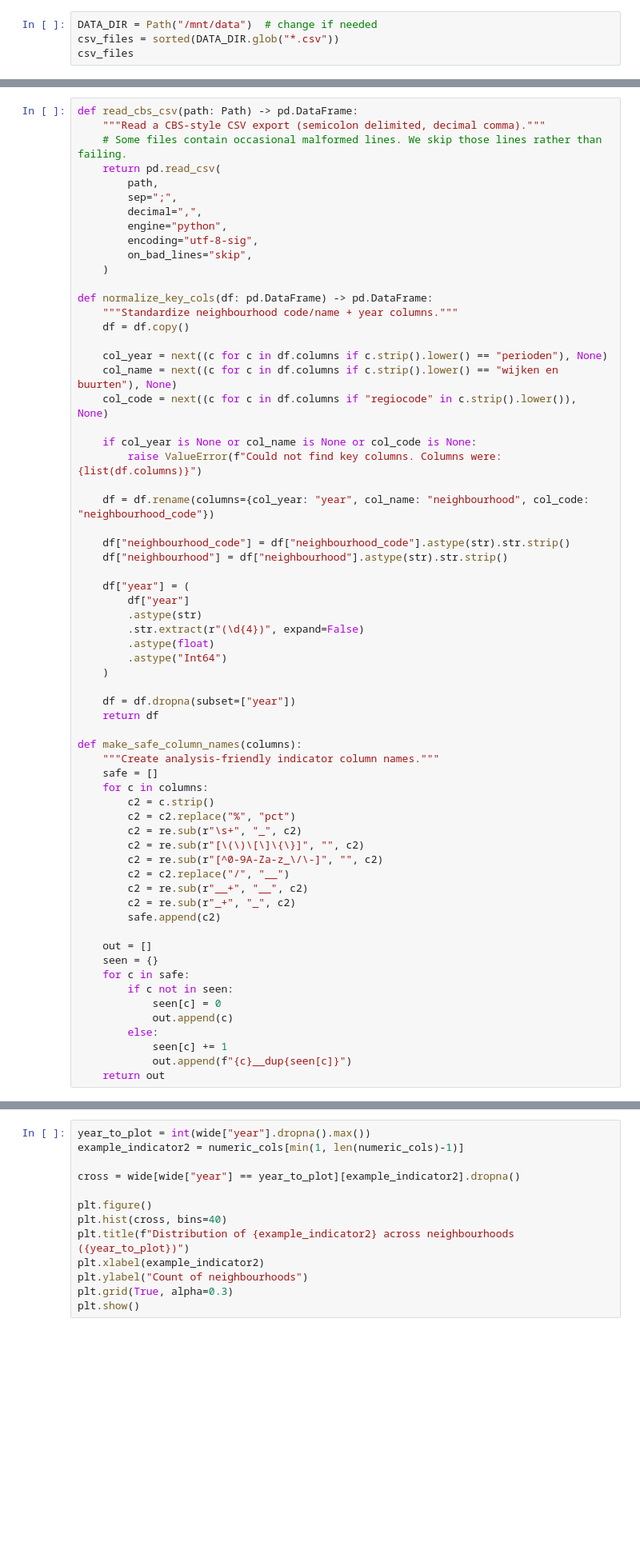
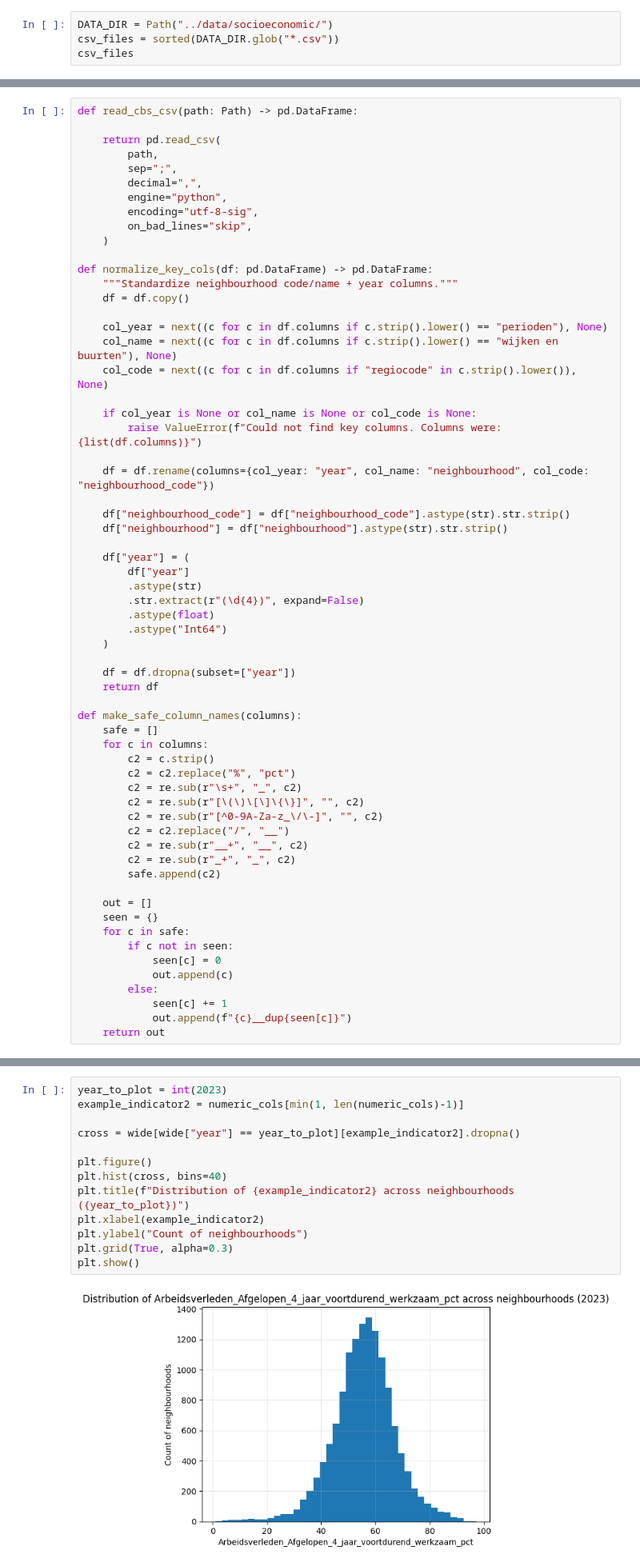
Before and after one commit to ecrusetpla/MasterThesis, a Jupyter notebook: src/compile_ses_neighbourhood_year.ipynb, the cells around one changed output, grey strips where cells are left out. Shown at 80% size. Cells and saved outputs as stored; diff of their text form; blank space fills up the shorter version.

```diff
--- a/src/compile_ses_neighbourhood_year.ipynb
+++ b/src/compile_ses_neighbourhood_year.ipynb
@@ -12,6 +12,6 @@ from pathlib import Path
 import pandas as pd
 import numpy as np
 # %%
-DATA_DIR = Path("/mnt/data")  # change if needed
+DATA_DIR = Path("../data/socioeconomic/")
 csv_files = sorted(DATA_DIR.glob("*.csv"))
 csv_files
@@ -19,8 +30,7 @@ csv_files
 ## Helper functions
 # %%
 def read_cbs_csv(path: Path) -> pd.DataFrame:
-    """Read a CBS-style CSV export (semicolon delimited, decimal comma)."""
-    # Some files contain occasional malformed lines. We skip those lines rather than failing.
+
     return pd.read_csv(
         path,
         sep=";",
@@ -58,7 +68,6 @@ def normalize_key_cols(df: pd.DataFrame) -> pd.DataFrame:
     return df
 
 def make_safe_column_names(columns):
-    """Create analysis-friendly indicator column names."""
     safe = []
     for c in columns:
         c2 = c.strip()
@@ -189,13 +246,15 @@ plt.show()
 # %%
-year_to_plot = int(wide["year"].dropna().max())
+year_to_plot = int(2023)
 example_indicator2 = numeric_cols[min(1, len(numeric_cols)-1)]
 
 cross = wide[wide["year"] == year_to_plot][example_indicator2].dropna()
 
 plt.figure()
 plt.hist(cross, bins=40)
 plt.title(f"Distribution of {example_indicator2} across neighbourhoods ({year_to_plot})")
 plt.xlabel(example_indicator2)
 plt.ylabel("Count of neighbourhoods")
 plt.grid(True, alpha=0.3)
 plt.show()
+# %% [output]
+[figure, added]
```
Also changed, not shown: parts of 12 cells of this notebook, 5 other files.
